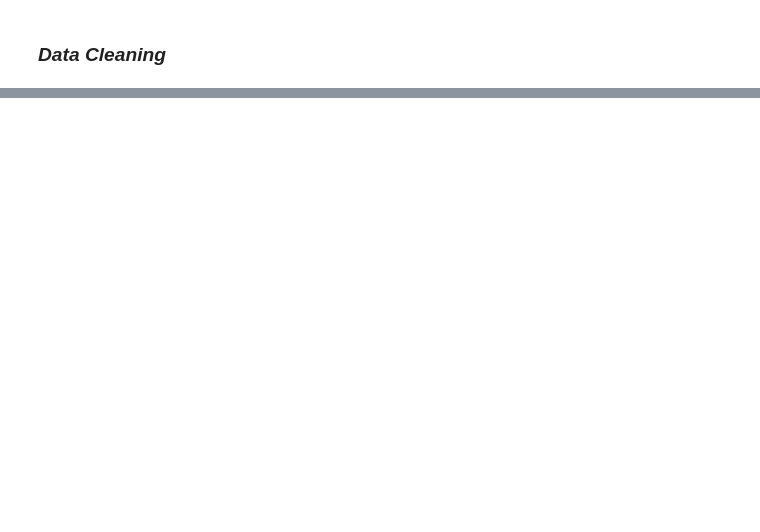
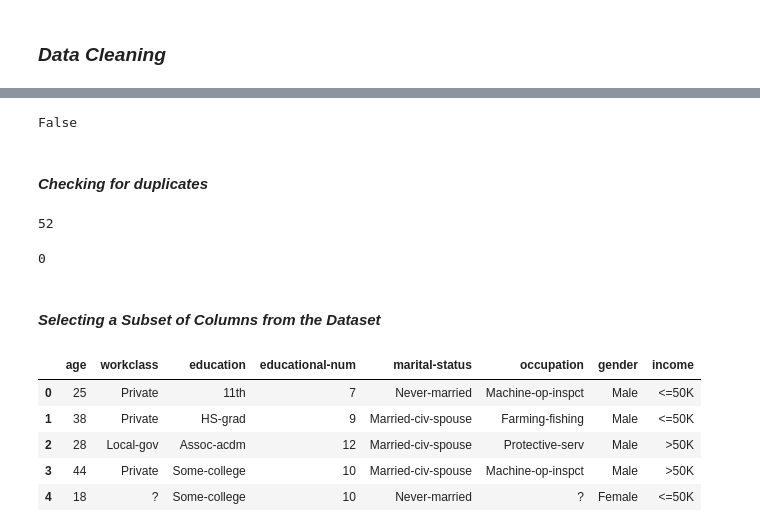
Before and after one commit to SnitTeshome/PRODIGY_DS_01, a Jupyter notebook: Catagorical _Numerical Variables.ipynb, the cells around one changed output, grey strips where cells are left out. Saved outputs shown, nothing was run; the diff lists cells and outputs as text; code cells hidden in the pictures; blank space fills up the shorter version.

```diff
--- a/Catagorical _Numerical Variables.ipynb
+++ b/Catagorical _Numerical Variables.ipynb
@@ -72,0 +86,30 @@ memory usage: 3.7+ MB
+# %%
+Adult.isnull().sum().any()
+# %% [output]
+False
+# %% [markdown]
+#### *Checking for  duplicates*
+# %%
+Adult.duplicated().sum()
+# %% [output]
+52
+# %%
+Adult=Adult.drop_duplicates()
+Adult.duplicated().sum()
+# %% [output]
+0
+# %% [markdown]
+#### *Selecting a Subset of Columns from the Dataset*
+# %%
+# Keep only the relevant columns
+subset_Adults = Adult[['age', 'workclass', 'education', 'educational-num', 'marital-status', 'occupation', 'gender', 'income']]
+
+# Display the first few rows of the reduced dataset to check
+subset_Adults.head()
+# %% [output]
+|  | age | workclass | education | educational-num | marital-status | occupation | gender | income |
+| 0 | 25 | Private | 11th | 7 | Never-married | Machine-op-inspct | Male | <=50K |
+| 1 | 38 | Private | HS-grad | 9 | Married-civ-spouse | Farming-fishing | Male | <=50K |
+| 2 | 28 | Local-gov | Assoc-acdm | 12 | Married-civ-spouse | Protective-serv | Male | >50K |
+| 3 | 44 | Private | Some-college | 10 | Married-civ-spouse | Machine-op-inspct | Male | >50K |
+| 4 | 18 | ? | Some-college | 10 | Never-married | ? | Female | <=50K |
```
Also changed, not shown: parts of 26 cells of this notebook.
